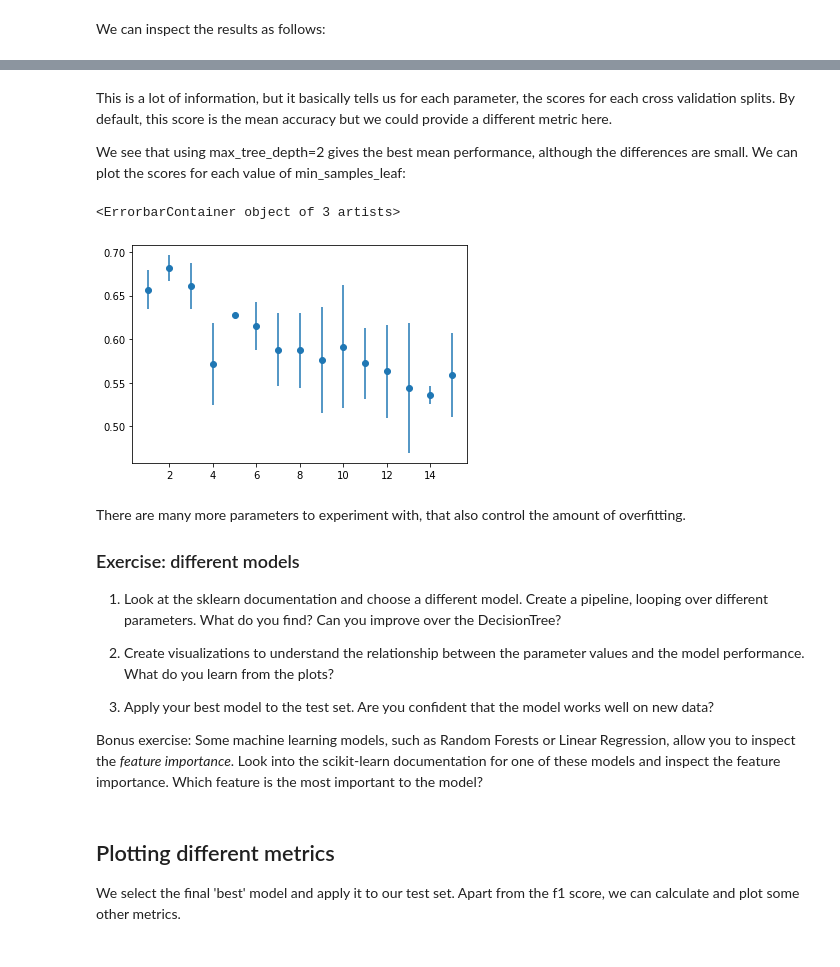
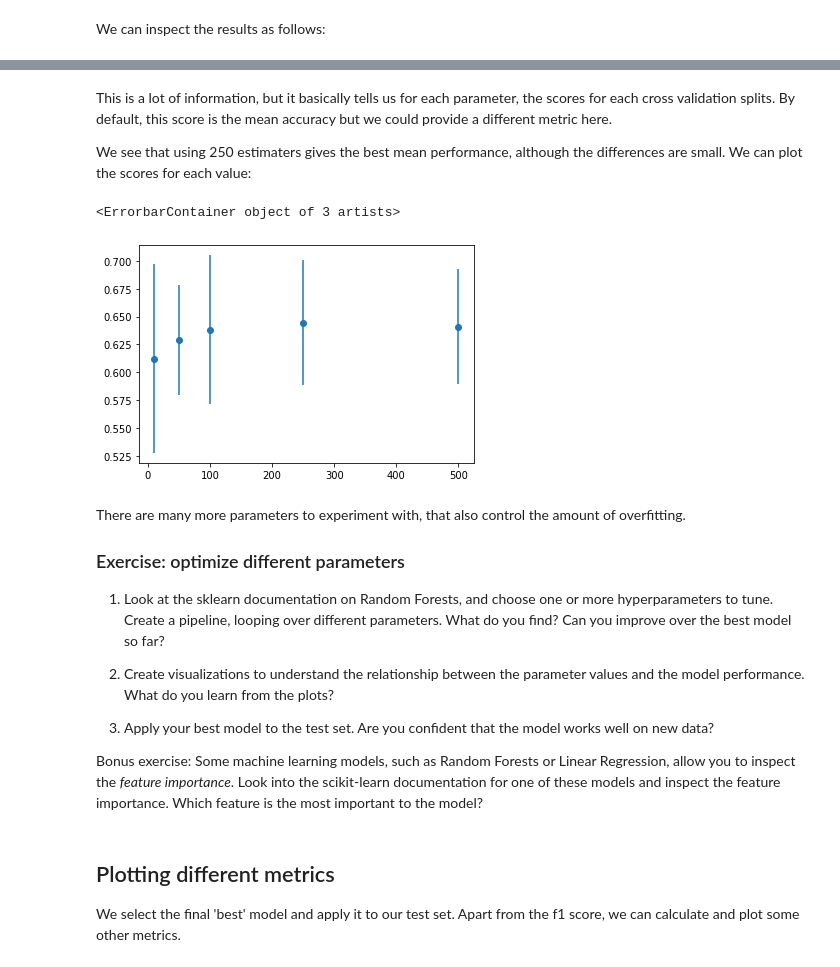
Before and after one commit to esciencecenter-digital-skills/SICSS-odissei-machine-learning, a Jupyter notebook: notebooks/4-CrossValidation.ipynb, the cells around one changed output, grey strips where cells are left out. Saved outputs shown, nothing was run; the diff lists cells and outputs as text; code cells hidden in the pictures.

Commit message:
Use random forest in notebook 4

```diff
--- a/notebooks/4-CrossValidation.ipynb
+++ b/notebooks/4-CrossValidation.ipynb
@@ -18,7 +19,7 @@ import pandas as pd
 # %%
 pipe = Pipeline([
     ('scale', MinMaxScaler()),
-    ('model', DecisionTreeClassifier(min_samples_leaf=2)) # Here leave out the parameter that we are going to tune!
+    ('model', RandomForestClassifier(max_leaf_nodes=3, random_state=0)) # Here leave out the parameter that we are going to tune!
 ])
 # %% [markdown]
 Let's see what parameters we could in theory tune:
@@ -50,7 +51,7 @@ We give all the parameters we want to tune, with a list of the possible values,
 model = GridSearchCV(estimator=pipe,
                      cv = 3,
                     param_grid = {
-                        'model__max_depth': range(1,16)
+                        'model__n_estimators': [10, 50, 100, 250, 500]
 
                     },
                     scoring = "f1")
@@ -94,19 +87,19 @@ cv_results.sort_values('rank_test_score')
 # %% [markdown]
 This is a lot of information, but it basically tells us for each parameter, the scores for each cross validation splits. By default, this score is the mean accuracy but we could provide a different metric here.
 
-We see that using max_tree_depth=2 gives the best mean performance, although the differences are small. We can plot the scores for each value of min_samples_leaf:
+We see that using 250 estimaters gives the best mean performance, although the differences are small. We can plot the scores for each value:
 # %%
 import matplotlib.pyplot as plt
-plt.scatter(cv_results['param_model__max_depth'], cv_results['mean_test_score'])
-plt.errorbar(cv_results['param_model__max_depth'], cv_results['mean_test_score'], yerr=cv_results['std_test_score'], fmt=' ')
+plt.scatter(cv_results['param_model__n_estimators'], cv_results['mean_test_score'])
+plt.errorbar(cv_results['param_model__n_estimators'], cv_results['mean_test_score'], yerr=cv_results['std_test_score'], fmt=' ')
 # %% [output]
 <ErrorbarContainer object of 3 artists>
-[figure, old version]
+[figure, new version]
 # %% [markdown]
 There are many more parameters to experiment with, that also control the amount of overfitting.
 
-### Exercise: different models
-1. Look at the sklearn documentation and choose a different model. Create a pipeline, looping over different parameters. What do you find? Can you improve over the DecisionTree?
+### Exercise: optimize different parameters
+1. Look at the sklearn documentation on Random Forests, and choose one or more hyperparameters to tune.  Create a pipeline, looping over different parameters. What do you find? Can you improve over the best model so far?
 
 2. Create visualizations to understand the relationship between the parameter values and the model performance. What do you learn from the plots?
 
```
Also changed, not shown: parts of 5 cells of this notebook.
